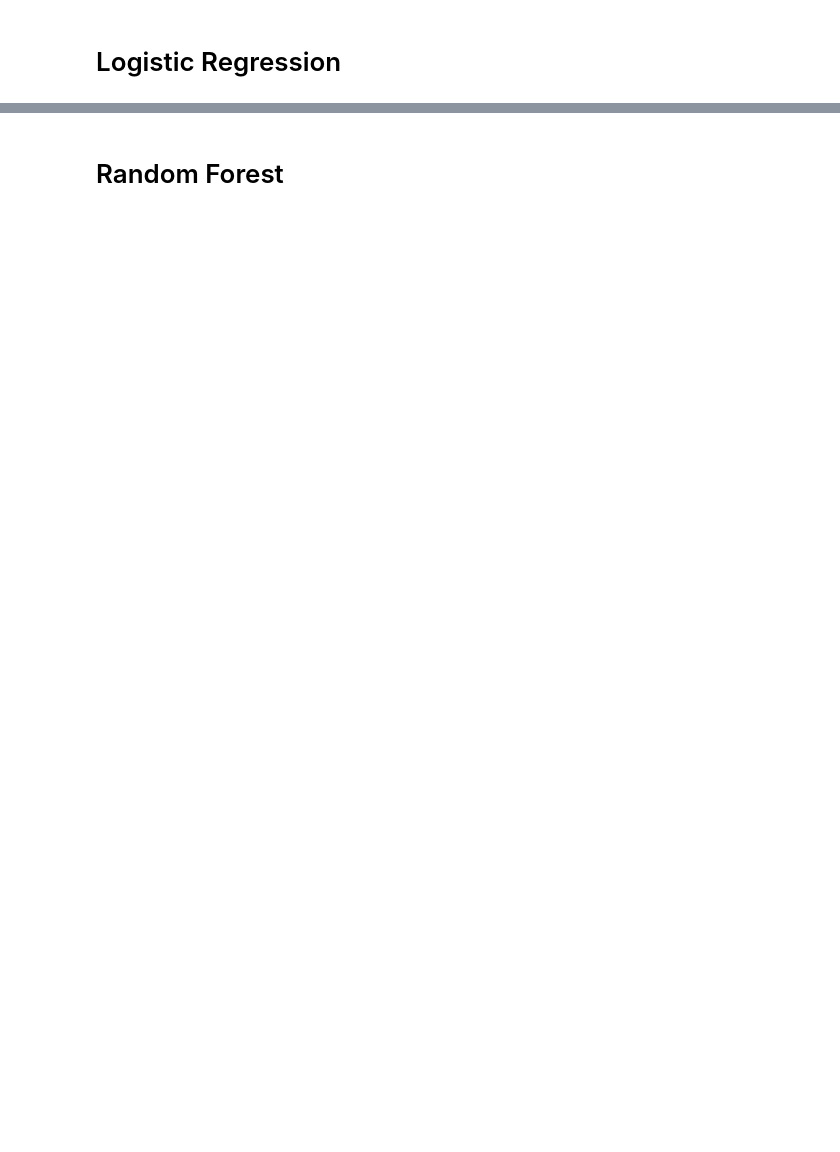
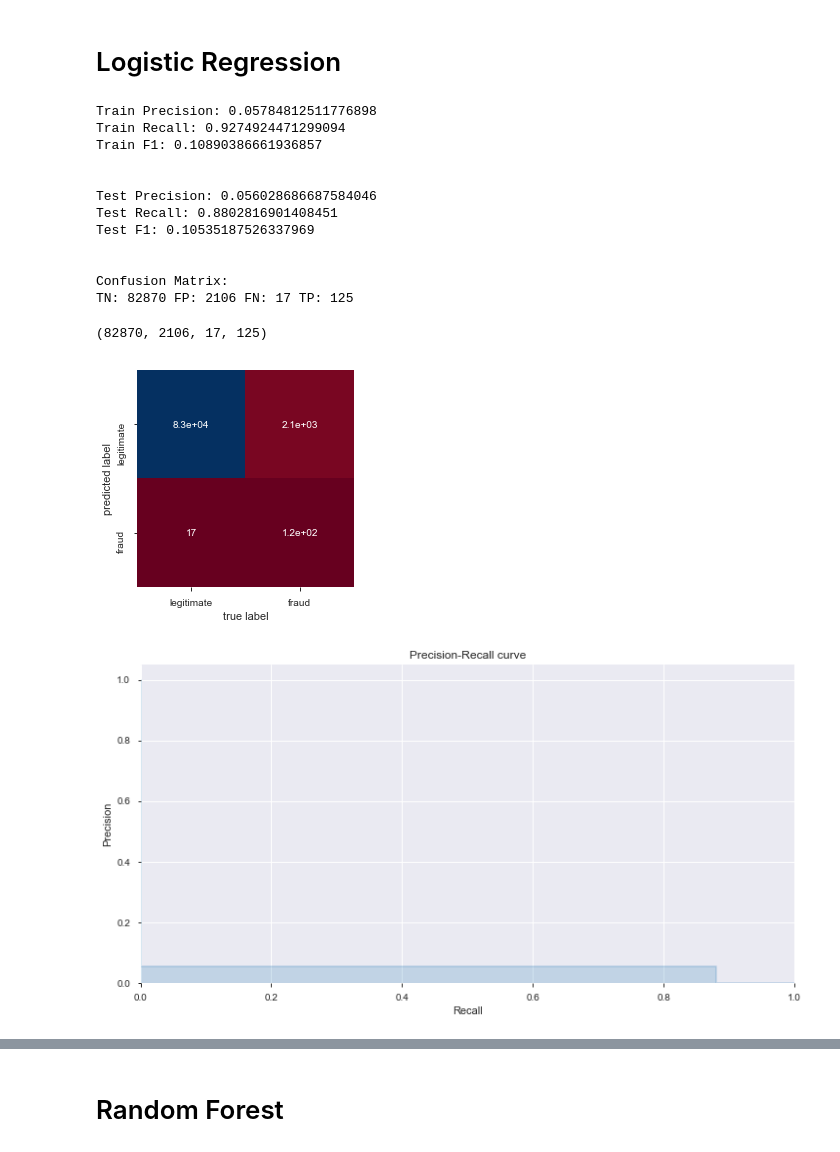
Before and after one commit to AdamBlomfield/mod_5_project, a Jupyter notebook: notebooks/ke_mod_5_project.ipynb, the cells around one changed output, grey strips where cells are left out. Cells and saved outputs as stored; diff of their text form; code cells hidden in the pictures; blank space fills up the shorter version.

```diff
--- a/notebooks/ke_mod_5_project.ipynb
+++ b/notebooks/ke_mod_5_project.ipynb
@@ -209,23 +537,8 @@ df_knn = df_cleaned.copy()
 # %%
-# Adam's Code
-
-# Scale first
-
-knn = KNeighborsClassifier(n_neighbors=1)
-knn.fit(X_train, y_train)
-
-# Predict and show accuracy
-    # make class predictions for the testing set
-y_pred_class = knn.predict(X_test)
-    # calculate accuracy
-from sklearn import metrics
-print('Accuracy:' + str(metrics.accuracy_score(y_test, y_pred_class)))
-print('F1: ' + str(metrics.f1_score(y_test, y_pred_class)))
-
 # F1 score by K values + visualization for k Scores
 import matplotlib.pyplot as plt
-def f1_by_k_value(X_train, y_train, X_test, y_test, krange_min=1,krange_max=50):
-    '''calculate the F1 score by k-value and plot a visualization'''
+def f1_by_k_value(X_res, y_res, X_test, y_test, krange_min=1,krange_max=50):
+    '''calculate the F1 score by k-value and plot a visualizat_ion'''
     # Build list of k-scores
     k_range = list(range(krange_min, krange_max))
     k_scores = []
@@ -244,8 +557,4 @@ def f1_by_k_value(X_train, y_train, X_test, y_test, krange_min=1,krange_max=50):
     plt.ylabel('F1 Score')
     plt.show()
 
-# Get the accuracy
-knn = KNN()
-knn.fit(X_train, y_train)
-preds = knn.predict(X_test)
-print("Testing Accuracy: {}%".format(round(accuracy_score(y_test, preds),4)*100))
+f1_by_k_value(X_train, y_train, X_test, y_test, krange_min=1,krange_max=50)
@@ -259,0 +582,18 @@ df_log_reg = df_cleaned.copy()
+# %%
+make_SMOTE_model(X_train, y_train, X_test, y_test, LogisticRegression(fit_intercept = False, C = 1e12))
+# %% [output]
+Train Precision: 0.05784812511776898
+Train Recall: 0.9274924471299094
+Train F1: 0.10890386661936857
+
+
+Test Precision: 0.056028686687584046
+Test Recall: 0.8802816901408451
+Test F1: 0.10535187526337969
+
+
+Confusion Matrix:
+TN: 82870 FP: 2106 FN: 17 TP: 125
+(82870, 2106, 17, 125)
+[figure, added]
+[figure, added]
```
Also changed, not shown: parts of 75 cells of this notebook, 3 other files.
